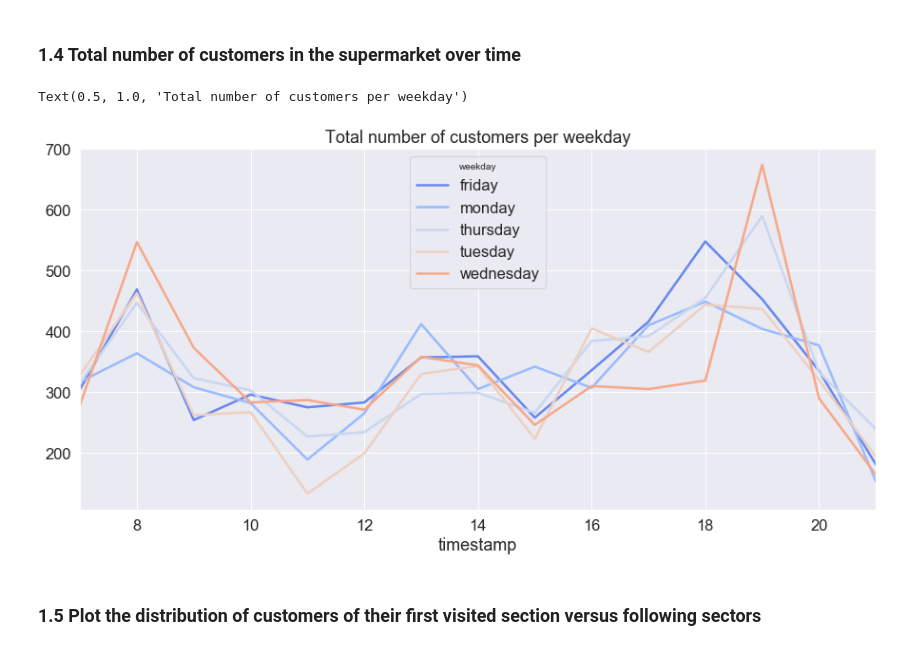
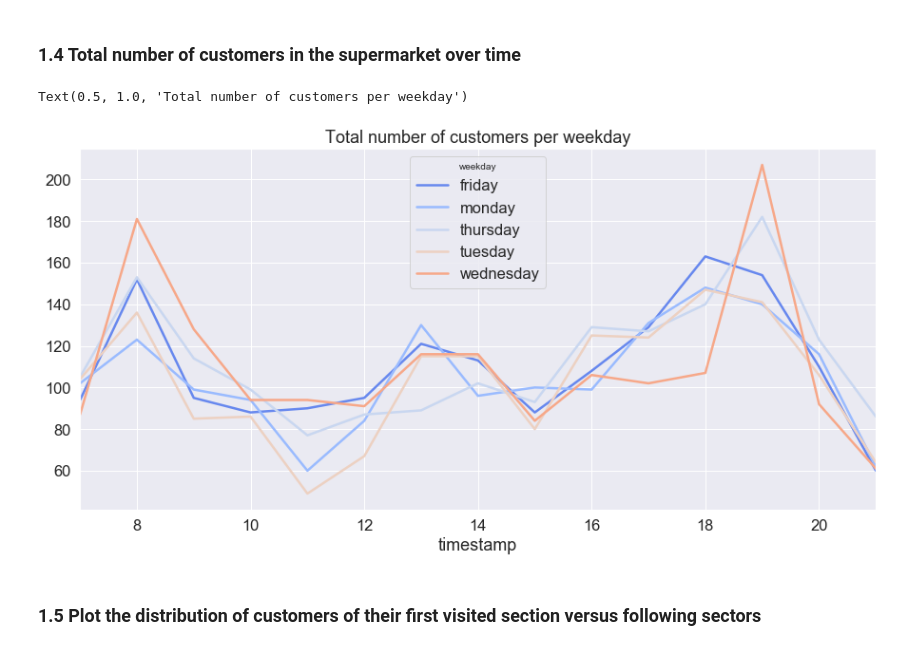
Before and after one commit to leona-ha/Markov_Customer_Churn, a Jupyter notebook: Customer_Flow_Markov.ipynb, the cells around one changed output. Drawn from its saved outputs; the diff is of its cells as text; code cells hidden in the pictures.

```diff
--- a/Customer_Flow_Markov.ipynb
+++ b/Customer_Flow_Markov.ipynb
@@ -104,11 +104,11 @@ Text(0.5, 1.0, 'Average time spent in the supermarket per customer')
 # %% [markdown]
 ### 1.4 Total number of customers in the supermarket over time
 # %%
-week.groupby([week.weekday,week.timestamp.dt.hour])["customer_no"].count().unstack(0).plot(figsize=(15,7))
+week.groupby([week.weekday,week.timestamp.dt.hour])["customer_no"].nunique().unstack(0).plot(figsize=(15,7))
 plt.title('Total number of customers per weekday')
 # %% [output]
 Text(0.5, 1.0, 'Total number of customers per weekday')
-[figure, old version]
+[figure, new version]
 # %% [markdown]
 ### 1.5 Plot the distribution of customers of their first visited section versus following sectors
 # %% [markdown]
```
Also changed, not shown: parts of 23 cells of this notebook, 2 other files.
